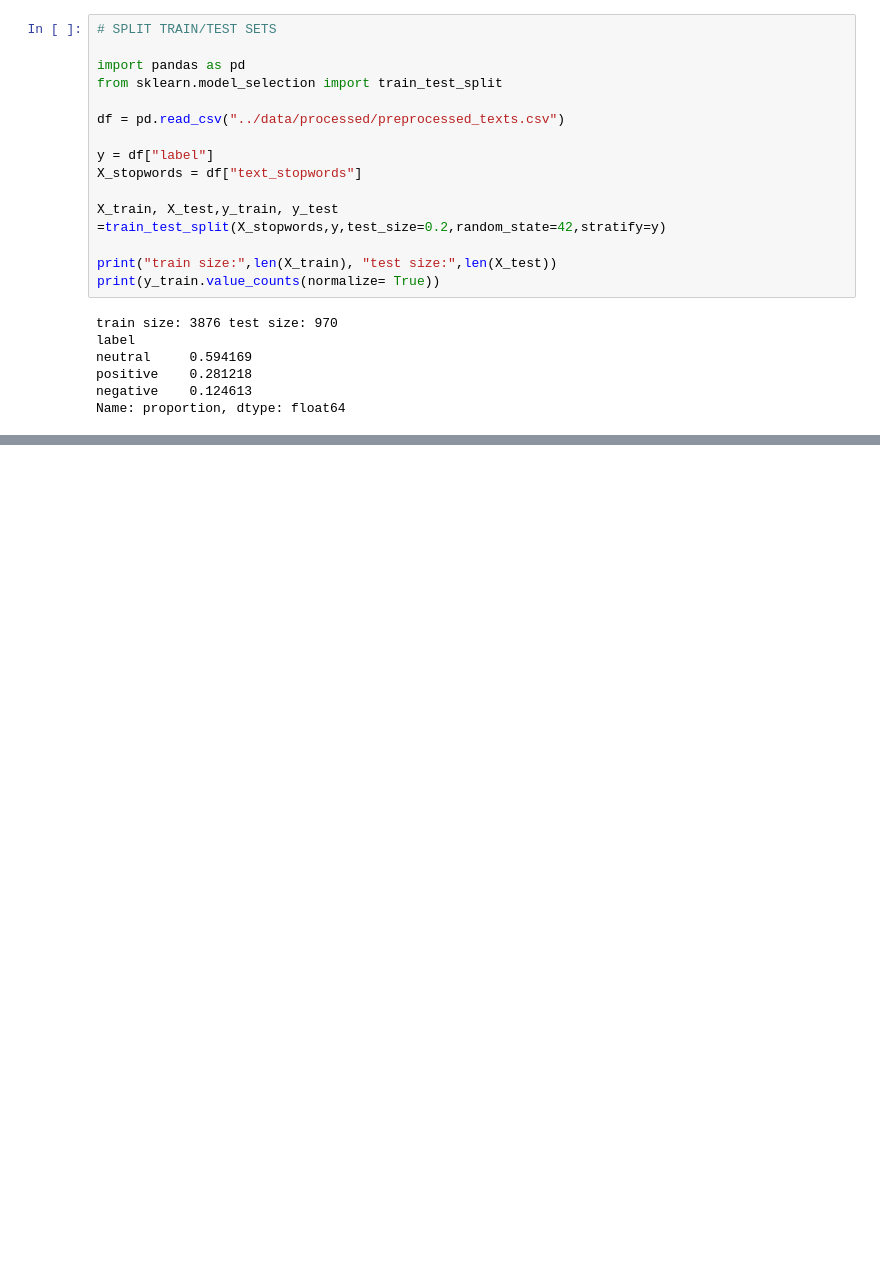
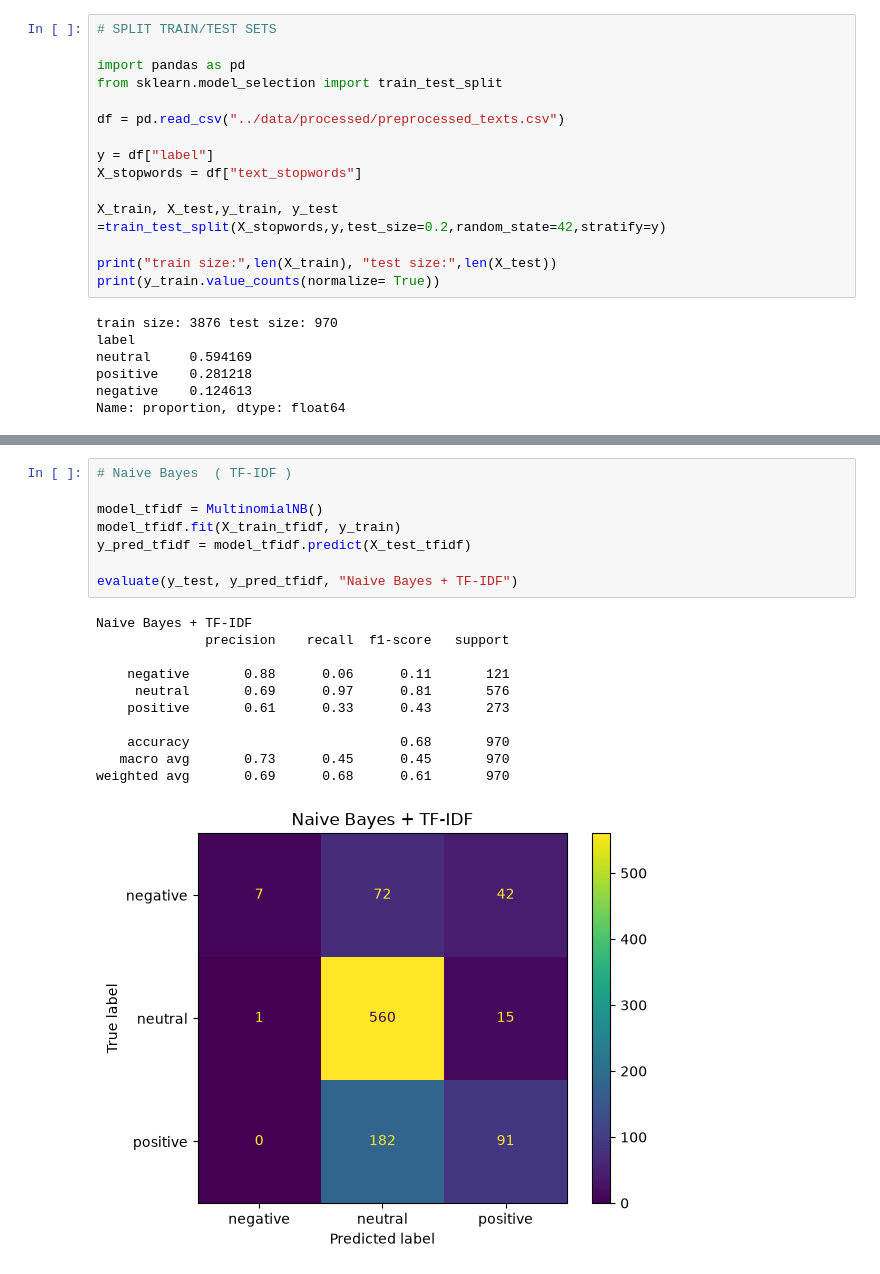
Before and after one commit to riccardotella/Sentiment_Analysis_of_Financial_News, a Jupyter notebook: notebooks/Task3_Sentiment_Classification.ipynb, the cells around one changed output, grey strips where cells are left out. Cells and saved outputs as stored; diff of their text form; blank space fills up the shorter version.

```diff
--- a/notebooks/Task3_Sentiment_Classification.ipynb
+++ b/notebooks/Task3_Sentiment_Classification.ipynb
@@ -63,0 +121,20 @@ print(len(y_pred))
+# %%
+# Naive Bayes  ( TF-IDF )
+
+model_tfidf = MultinomialNB()
+model_tfidf.fit(X_train_tfidf, y_train)
+y_pred_tfidf = model_tfidf.predict(X_test_tfidf)
+
+evaluate(y_test, y_pred_tfidf, "Naive Bayes + TF-IDF")
+# %% [output]
+Naive Bayes + TF-IDF
+              precision    recall  f1-score   support
+
+    negative       0.88      0.06      0.11       121
+     neutral       0.69      0.97      0.81       576
+    positive       0.61      0.33      0.43       273
+
+    accuracy                           0.68       970
+   macro avg       0.73      0.45      0.45       970
+weighted avg       0.69      0.68      0.61       970
+[figure, added]
```
Also changed, not shown: parts of 8 cells of this notebook, 4 other files.
